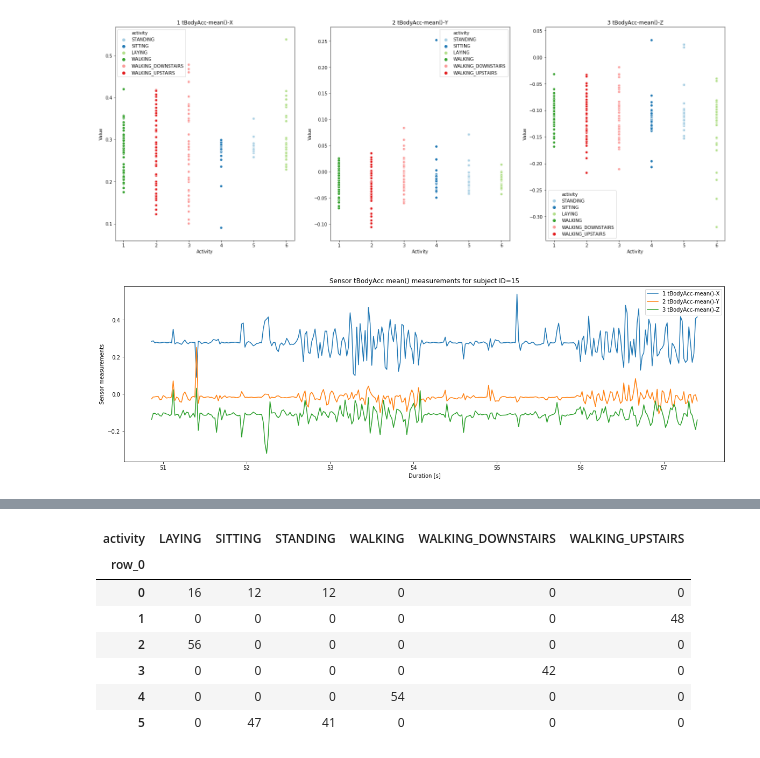
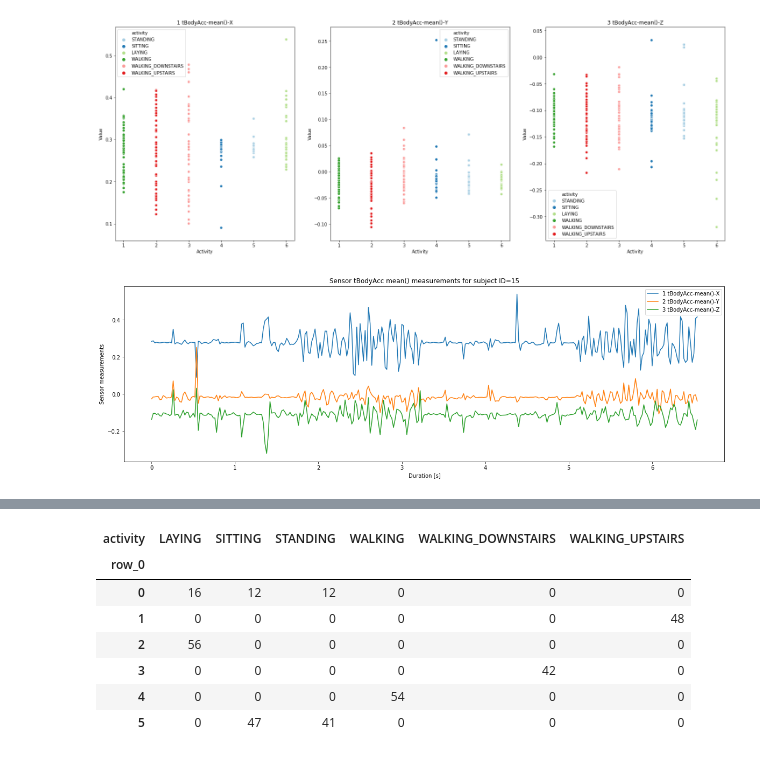
Before and after one commit to Sypek/human_activity_recognition, a Jupyter notebook: 73030_SLM_S1920_Report.ipynb, the cells around one changed output, grey strips where cells are left out. Cells and saved outputs as stored; diff of their text form; code cells hidden in the pictures.

```diff
--- a/73030_SLM_S1920_Report.ipynb
+++ b/73030_SLM_S1920_Report.ipynb
@@ -399,13 +399,13 @@ plt.show()
 [figure]
 # %%
 plt.figure(figsize=(20,6))
-plt.plot(x_sub15.index / 50, x_sub15['1 tBodyAcc-mean()-X'], label='1 tBodyAcc-mean()-X')
-plt.plot(x_sub15.index / 50, x_sub15['2 tBodyAcc-mean()-Y'], label='2 tBodyAcc-mean()-Y')
-plt.plot(x_sub15.index / 50, x_sub15['3 tBodyAcc-mean()-Z'], label='3 tBodyAcc-mean()-Z')
+plt.plot((x_sub15.index - x_sub15.index.min()) / 50, x_sub15['1 tBodyAcc-mean()-X'], label='1 tBodyAcc-mean()-X')
+plt.plot((x_sub15.index - x_sub15.index.min()) / 50, x_sub15['2 tBodyAcc-mean()-Y'], label='2 tBodyAcc-mean()-Y')
+plt.plot((x_sub15.index - x_sub15.index.min())/ 50, x_sub15['3 tBodyAcc-mean()-Z'], label='3 tBodyAcc-mean()-Z')
 plt.legend()
 plt.title('Sensor tBodyAcc mean() measurements for subject ID=15')
 plt.xlabel('Duration [s]')
 plt.ylabel('Sensor measurements')
 plt.show()
 # %% [output]
-[figure, old version]
+[figure, new version]
```
Also changed, not shown: parts of 62 cells of this notebook.
